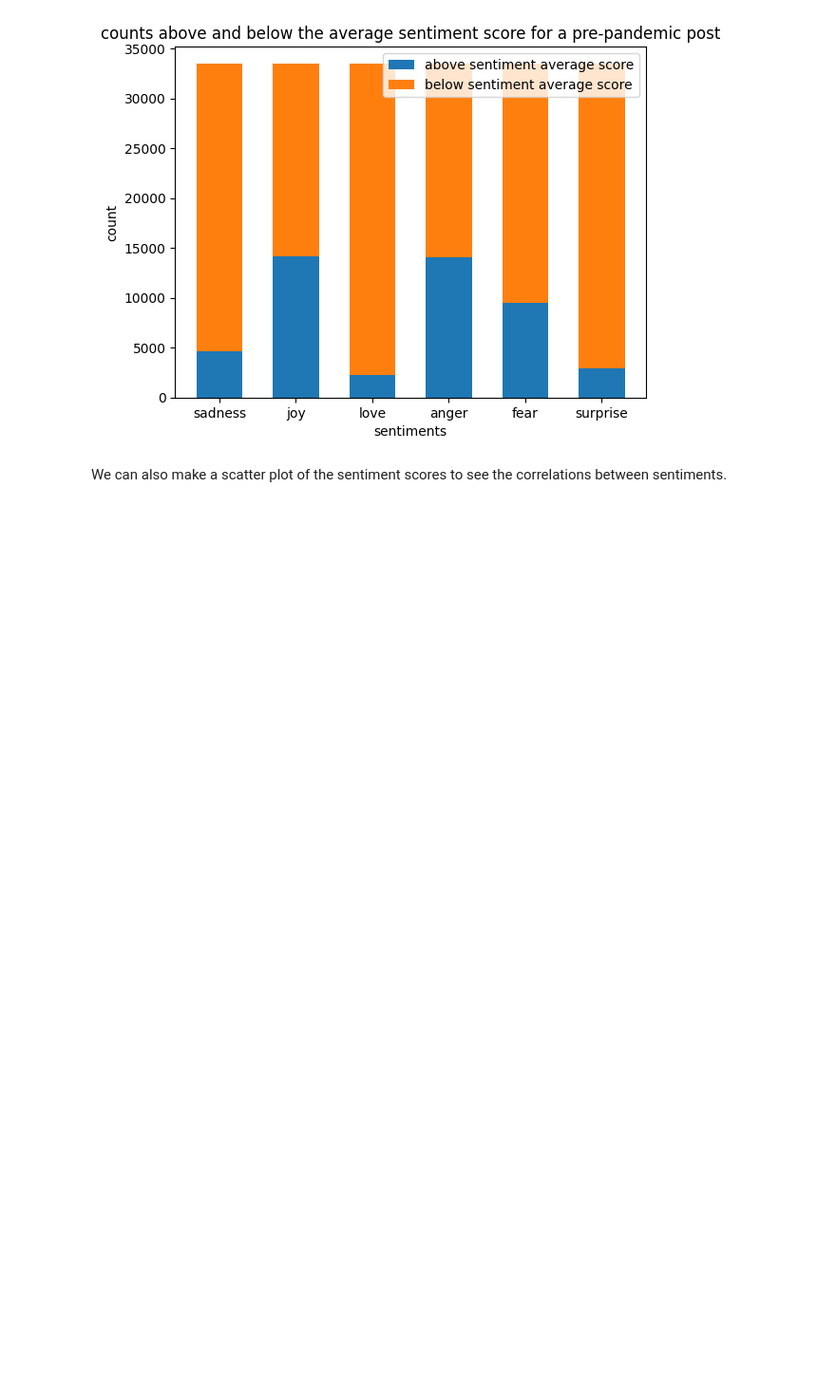
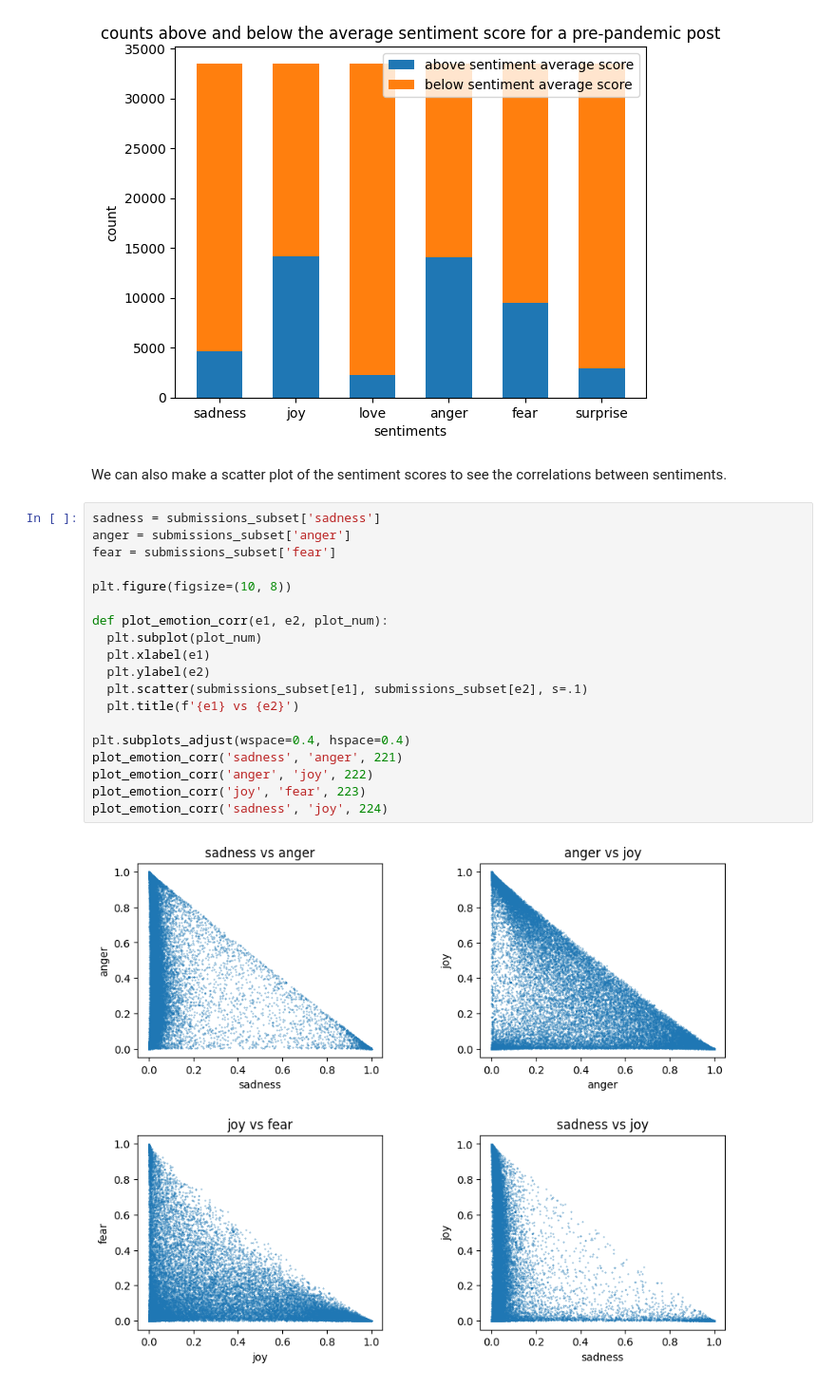
Before and after one commit to avaove/d25-project, a Jupyter notebook: d25-proj.ipynb, the cells around one changed output. Shown at 95% size. Drawn from its saved outputs; the diff is of its cells as text; blank space fills up the shorter version.

Commit message:
added another frequency dist graph

```diff
--- a/d25-proj.ipynb
+++ b/d25-proj.ipynb
@@ -278,3 +278,24 @@ plt.show()
 [figure]
 # %% [markdown]
 We can also make a scatter plot of the sentiment scores to see the correlations between sentiments.
+# %%
+sadness = submissions_subset['sadness']
+anger = submissions_subset['anger']
+fear = submissions_subset['fear']
+
+plt.figure(figsize=(10, 8))
+
+def plot_emotion_corr(e1, e2, plot_num):
+  plt.subplot(plot_num)
+  plt.xlabel(e1)
+  plt.ylabel(e2)
+  plt.scatter(submissions_subset[e1], submissions_subset[e2], s=.1)
+  plt.title(f'{e1} vs {e2}')
+
+plt.subplots_adjust(wspace=0.4, hspace=0.4)
+plot_emotion_corr('sadness', 'anger', 221)
+plot_emotion_corr('anger', 'joy', 222)
+plot_emotion_corr('joy', 'fear', 223)
+plot_emotion_corr('sadness', 'joy', 224)
+# %% [output]
+[figure, added]
```
